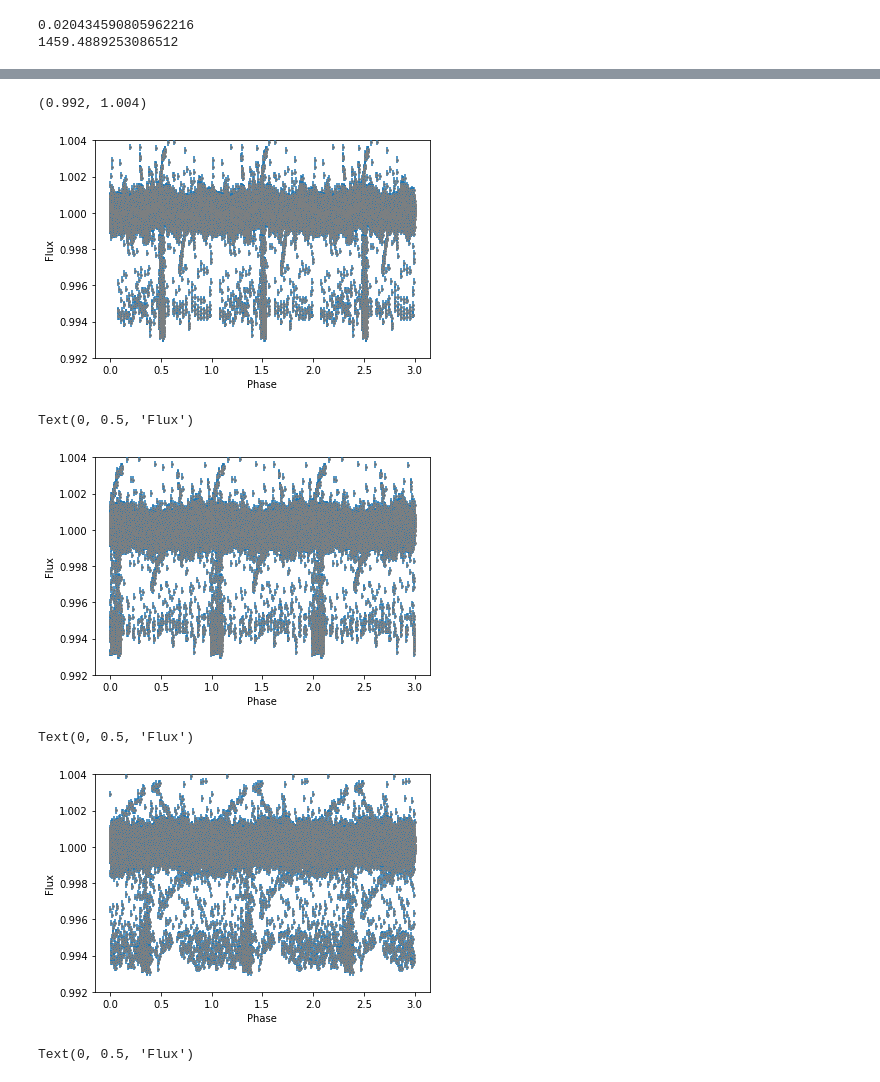
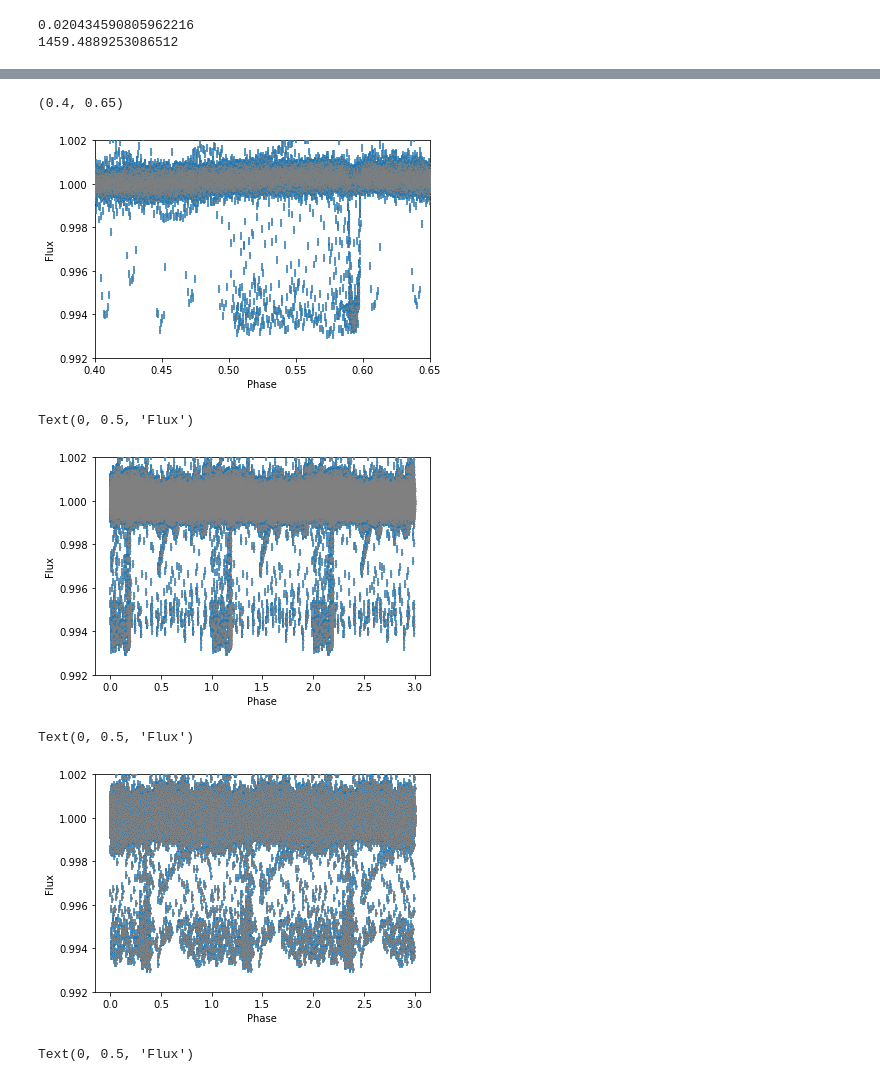
Before and after one commit to wfw23/Astrolabs, a Jupyter notebook: Chapter3_ExoLightCurves.ipynb, the cells around one changed output, grey strips where cells are left out. Saved outputs shown, nothing was run; the diff lists cells and outputs as text; code cells hidden in the pictures.

```diff
--- a/Chapter3_ExoLightCurves.ipynb
+++ b/Chapter3_ExoLightCurves.ipynb
@@ -348,4 +348,13 @@ import pandas as pd
 curve = pd.read_csv('normalised_curve', delimiter =',', usecols=[0,1,2], names=['time', 'flux', 'error'])
 plt.figure(figsize=(18,5))
 plt.plot(curve['time'],curve['flux'], ls='None',marker ='o', markersize=1)
+plt.xlim(860,900)
+plt.ylim(0.99,1.002)
+actper = 19.2204 ## the actual period
+actper2 =38.938
+plt.axvline(actper+131.513013-6.5, c='r') ## indicating the actual period
+for i in [1, 2, 3,4,5,6,7,8,9,10,11,12,13,14,15,16,17]:
+    plt.axvline((actper*i+131.513013-6.5), c='r')
+for i in [1, 2, 3,4,5,6,7,8,9,10,11,20,35,30]:
+    plt.axvline((actper2*i+131.513013-34), c='b', alpha=0.5)
 # %% [output]
@@ -416,5 +424,5 @@ plt.plot(freqs, lomb) #x=freq y=power
 # %%
-period =np.linspace(0.5,40,10000)
+period =np.linspace(20,40,10000)
 lomb2 = scipy.signal.lombscargle(freqs, lomb, period, precenter=True)
 # %%
 plt.plot(period, lomb2)
@@ -447,33 +457,33 @@ def fold_lightcurve(time, flux, error, period):
 # %%
-p, p_flux,p_error = fold_lightcurve(curve['time'], curve['flux'], curve['error'], 19.247)
-plt.errorbar(p, p_flux, yerr=p_error, marker='o', markersize=2, ls='None', zorder=4, label='_nolegend_', mec='Grey')
+p, p_flux,p_error = fold_lightcurve(curve['time'], curve['flux'], curve['error'], 19.2208)
+plt.errorbar(p, p_flux, yerr=p_error, marker='o', markersize=0.5, ls='None', zorder=4, label='_nolegend_', mec='Grey')
 plt.xlabel('Phase')
 plt.ylabel('Flux')
-plt.ylim(0.992,1.004)
-#plt.xlim(1.5,2.2)
+plt.ylim(0.992,1.002)
+plt.xlim(0.4,0.65)
 # %% [output]
-(0.992, 1.004)
+(0.4, 0.65)
-[figure, old version]
+[figure, new version]
 # %%
-p1, p1_flux,p1_error = fold_lightcurve(curve['time'], curve['flux'], curve['error'], 9.6188)
-plt.errorbar(p1, p1_flux, yerr=p1_error, marker='o', markersize=2, ls='None', zorder=4, label='_nolegend_', mec='Grey')
-#plt.xlim(0.44,0.55)
-plt.ylim(0.992,1.004)
+p1, p1_flux,p1_error = fold_lightcurve(curve['time'], curve['flux'], curve['error'], 9.6105)
+plt.errorbar(p1, p1_flux, yerr=p1_error, marker='o', markersize=1, ls='None', zorder=4, label='_nolegend_', mec='Grey')
+#plt.xlim(1.16,1.2)
+plt.ylim(0.992,1.002)
 plt.xlabel('Phase')
 plt.ylabel('Flux')
 # %% [output]
 Text(0, 0.5, 'Flux')
-[figure, old version]
+[figure, new version]
 # %%
 p2, p2_flux,p2_error = fold_lightcurve(curve['time'], curve['flux'], curve['error'], 2.7525)
 plt.errorbar(p2, p2_flux, yerr=p2_error, marker='o', markersize=2, ls='None', zorder=4, label='_nolegend_', mec='Grey')
-#plt.xlim(0.24,0.27)
-plt.ylim(0.992,1.004)
+#plt.xlim(1.3,1.5)
+plt.ylim(0.992,1.002)
 plt.xlabel('Phase')
 plt.ylabel('Flux')
 # %% [output]
 Text(0, 0.5, 'Flux')
-[figure, old version]
+[figure, new version]
 # %%
 p2, p2_flux,p2_error = fold_lightcurve(curve['time'], curve['flux'], curve['error'], 0.46999) #similar for 0.94, 0.507
 plt.errorbar(p2, p2_flux, yerr=p2_error, marker='o', markersize=2, ls='None', zorder=4, label='_nolegend_', mec='Grey')
```
Also changed, not shown: parts of 6 cells of this notebook, 4 other files.
